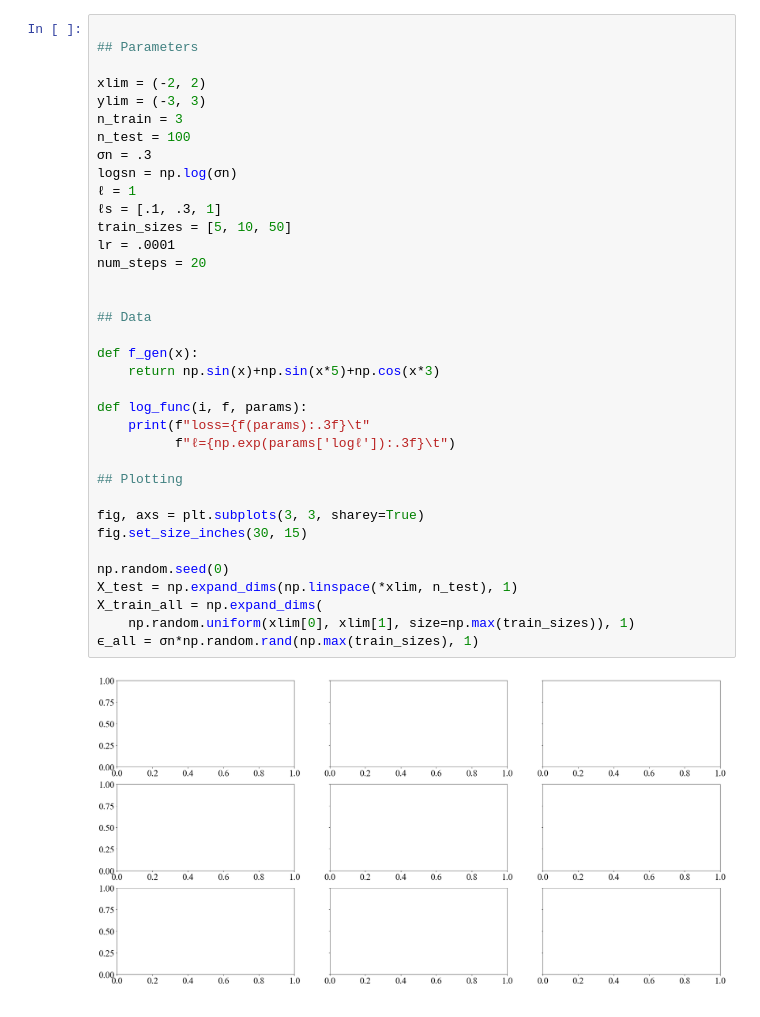
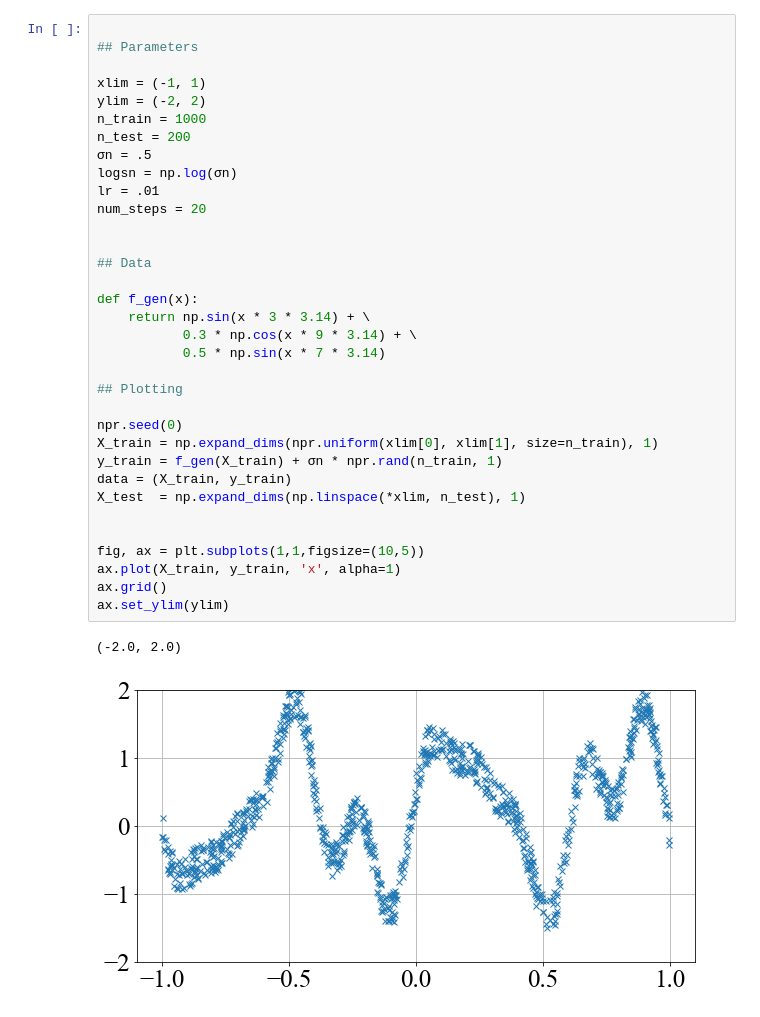
Before and after one commit to tt6746690/misc_impl, a Jupyter notebook: gp/note_apx.ipynb, the cells around one changed output. Drawn from its saved outputs; the diff is of its cells as text.

```diff
--- a/gp/note_apx.ipynb
+++ b/gp/note_apx.ipynb
@@ -36,39 +36,38 @@ from gp import gp_regression_chol, run_sgd, log_func_default
 # %%
 
 ## Parameters
 
-xlim = (-2, 2)
-ylim = (-3, 3)
-n_train = 3
-n_test = 100
-σn = .3
+xlim = (-1, 1)
+ylim = (-2, 2)
+n_train = 1000
+n_test = 200
+σn = .5
 logsn = np.log(σn)
-ℓ = 1
-ℓs = [.1, .3, 1]
-train_sizes = [5, 10, 50]
-lr = .0001
+lr = .01
 num_steps = 20
 
 
 ## Data
 
 def f_gen(x):
-    return np.sin(x)+np.sin(x*5)+np.cos(x*3)
-
-def log_func(i, f, params):
-    print(f"loss={f(params):.3f}\t"
-          f"ℓ={np.exp(params['logℓ']):.3f}\t")
+    return np.sin(x * 3 * 3.14) + \
+           0.3 * np.cos(x * 9 * 3.14) + \
+           0.5 * np.sin(x * 7 * 3.14)
 
 ## Plotting
 
-fig, axs = plt.subplots(3, 3, sharey=True)
-fig.set_size_inches(30, 15)
+npr.seed(0)
+X_train = np.expand_dims(npr.uniform(xlim[0], xlim[1], size=n_train), 1)
+y_train = f_gen(X_train) + σn * npr.rand(n_train, 1)
+data = (X_train, y_train)
+X_test  = np.expand_dims(np.linspace(*xlim, n_test), 1)
 
-np.random.seed(0)
-X_test = np.expand_dims(np.linspace(*xlim, n_test), 1)
-X_train_all = np.expand_dims(
-    np.random.uniform(xlim[0], xlim[1], size=np.max(train_sizes)), 1)
-ϵ_all = σn*np.random.rand(np.max(train_sizes), 1)
+
+fig, ax = plt.subplots(1,1,figsize=(10,5))
+ax.plot(X_train, y_train, 'x', alpha=1)
+ax.grid()
+ax.set_ylim(ylim)
 # %% [output]
+(-2.0, 2.0)
-[figure, old version]
+[figure, new version]
 # %%
```
Also changed, not shown: parts of 6 cells of this notebook, 1 other file.
